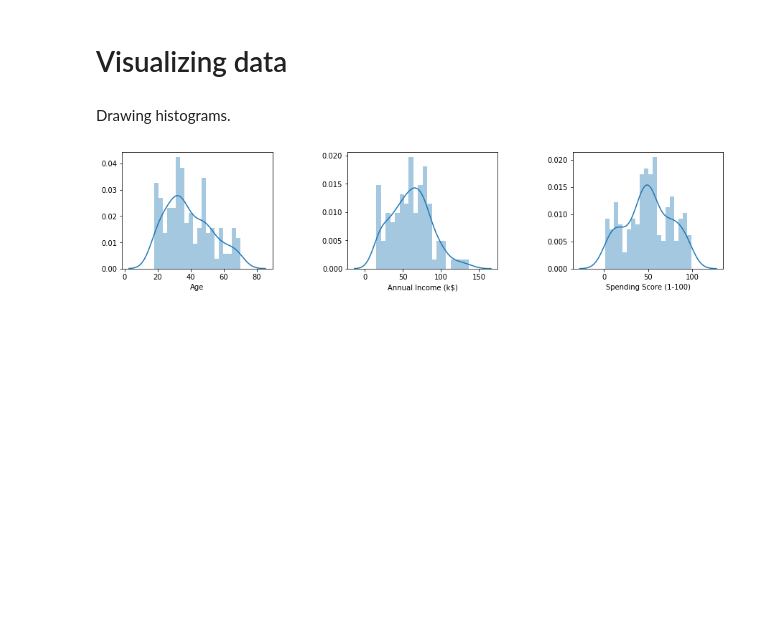
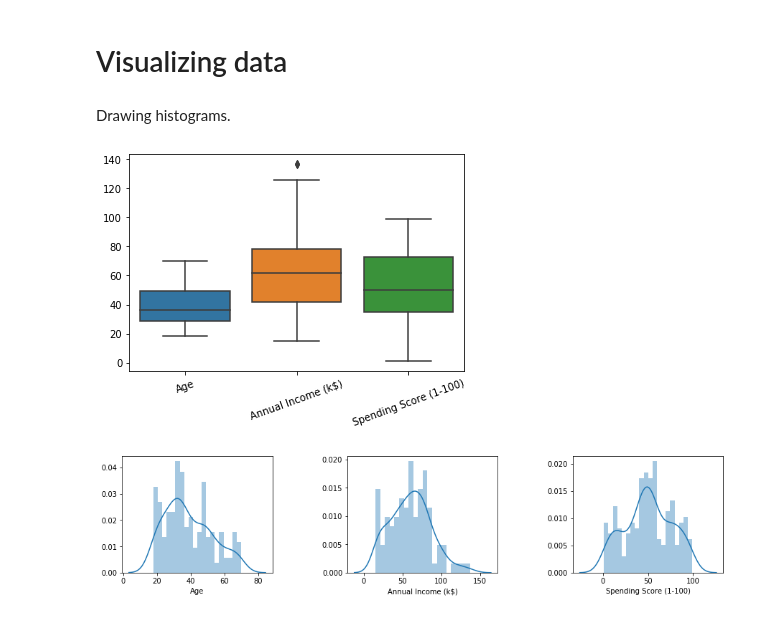
Before and after one commit to SmirnovAlexander/InformationAnalysis, a Jupyter notebook: DataAnalysis/notebooks/MallCustomersOutliersDetection.ipynb, the cells around one changed output. Saved outputs shown, nothing was run; the diff lists cells and outputs as text; code cells hidden in the pictures; blank space fills up the shorter version.

Commit message:
hw2: added box plots to mall customers outliers

```diff
--- a/DataAnalysis/notebooks/MallCustomersOutliersDetection.ipynb
+++ b/DataAnalysis/notebooks/MallCustomersOutliersDetection.ipynb
@@ -24,6 +24,12 @@ display(data.sample(5))
 # Visualizing data
 # %% [markdown]
 Drawing histograms.
+# %%
+sns.boxplot(data=data[data.columns[1:]])
+plt.xticks(rotation=20)
+plt.show()
+# %% [output]
+[figure, added]
 # %%
 plt.figure(1 , figsize = (15 , 3))
 n = 0
```
Also changed, not shown: parts of 5 cells of this notebook.
